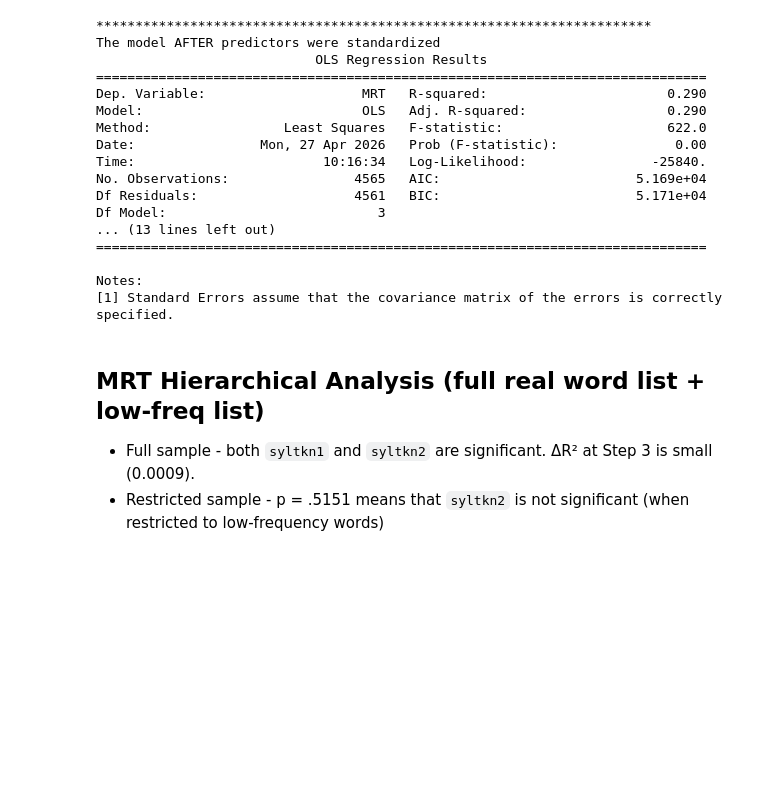
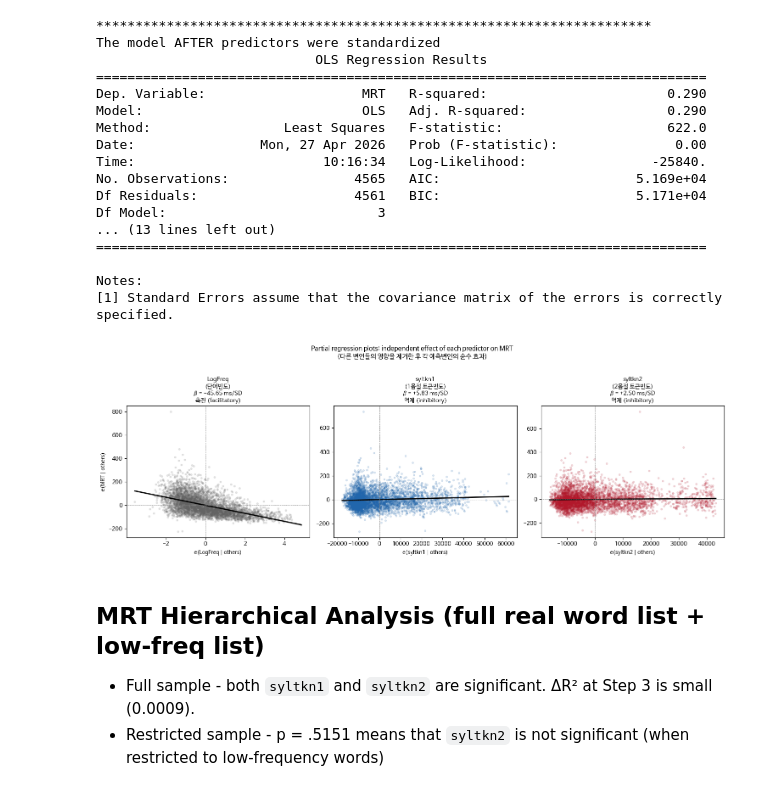
Before and after one commit to psycholinguistics-proj/proj, a Jupyter notebook: Relevant_Analysis_from_D1.ipynb, the cells around one changed output. Drawn from its saved outputs; the diff is of its cells as text; code cells hidden in the pictures; blank space fills up the shorter version.

Commit message:
supplementary figures

```diff
--- a/Relevant_Analysis_from_D1.ipynb
+++ b/Relevant_Analysis_from_D1.ipynb
@@ -115,6 +115,48 @@ Df Model:                           3
 
 Notes:
 [1] Standard Errors assume that the covariance matrix of the errors is correctly specified.
+# %%
+fig, axes = plt.subplots(1, 3, figsize=(15, 5))
+
+predictors = ['LogFreq', 'syltkn1', 'syltkn2']
+labels = ['LogFreq\n(단어빈도)', 'syltkn1\n(1음절 토큰빈도)', 'syltkn2\n(2음절 토큰빈도)']
+colors = ['#636363', '#2166ac', '#b2182b']
+
+df_c = df_words[['MRT','LogFreq','syltkn1','syltkn2']].dropna()
+X_full = sm.add_constant(df_c[['LogFreq','syltkn1','syltkn2']])
+model = sm.OLS(df_c['MRT'], X_full).fit()
+
+for ax, pred, label, color in zip(axes, predictors, labels, colors):
+    others = [p for p in predictors if p != pred]
+    X_other = sm.add_constant(df_c[others])
+    resid_y = sm.OLS(df_c['MRT'], X_other).fit().resid
+    resid_x = sm.OLS(df_c[pred], X_other).fit().resid
+
+    slope = np.cov(resid_x, resid_y)[0,1] / np.var(resid_x)
+
+    ax.scatter(resid_x, resid_y, alpha=0.15, s=8, color=color)
+    x_line = np.linspace(resid_x.min(), resid_x.max(), 100)
+    ax.plot(x_line, slope * x_line, color='black', linewidth=2)
+
+    # Label the slope in ms per SD
+    sd = df_c[pred].std()
+    effect_ms = slope * sd
+    direction = '억제 (inhibitory)' if effect_ms > 0 else '촉진 (facilitatory)'
+
+    ax.set_title(f'{label}\nβ = {effect_ms:+.2f} ms/SD\n{direction}', fontsize=10)
+    ax.set_xlabel(f'e({pred} | others)', fontsize=9)
+    ax.set_ylabel('e(MRT | others)', fontsize=9) if pred == 'LogFreq' else ax.set_ylabel('')
+    ax.axhline(0, color='gray', linewidth=0.5, linestyle='--')
+    ax.axvline(0, color='gray', linewidth=0.5, linestyle='--')
+
+plt.suptitle('Partial regression plots: independent effect of each predictor on MRT\n'
+             '(다른 변인들의 영향을 제거한 후 각 예측변인의 순수 효과)',
+             fontsize=11, y=1.02)
+plt.tight_layout()
+plt.savefig('partial_regression_labeled.png', dpi=150, bbox_inches='tight')
+plt.show()
+# %% [output]
+[figure, added]
 # %% [markdown]
 ## MRT Hierarchical Analysis (full real word list + low-freq list)
 * Full sample - both `syltkn1` and `syltkn2` are significant. ΔR² at Step 3 is small (0.0009).
```
Also changed, not shown: parts of 3 cells of this notebook.
